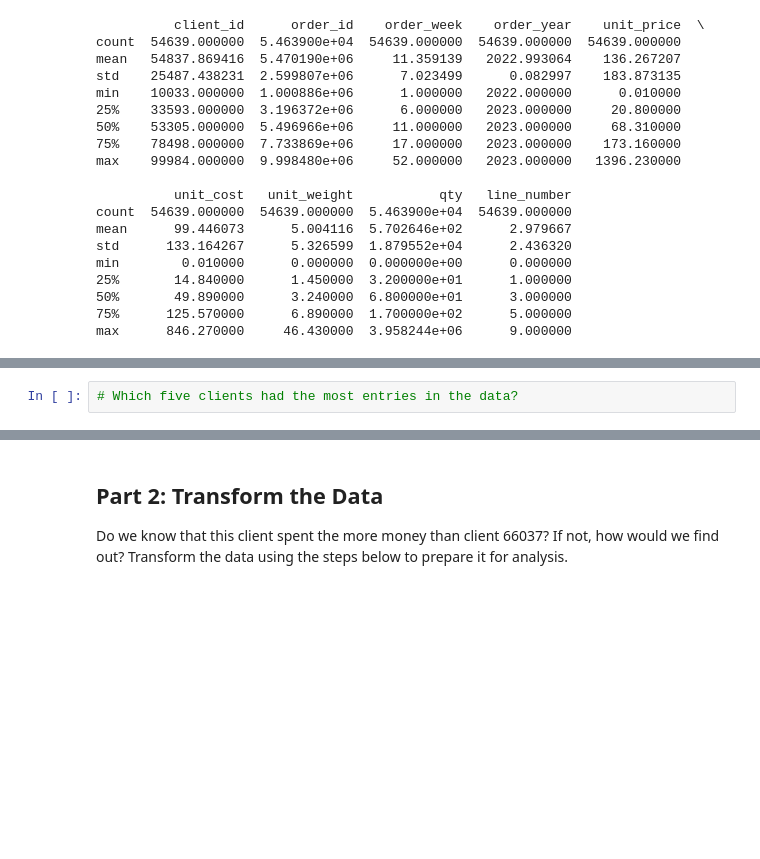
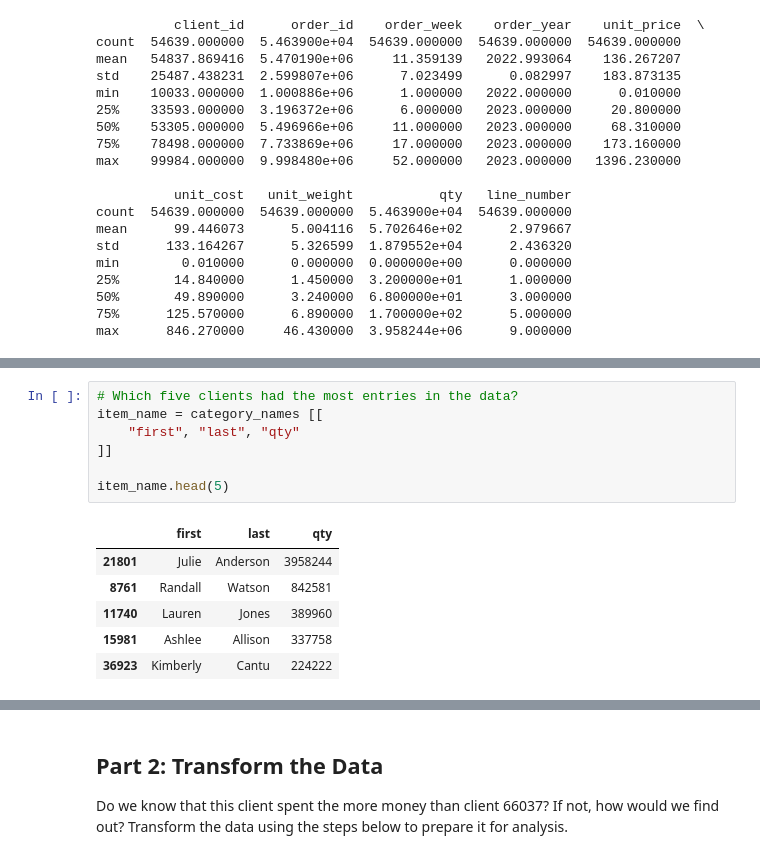
Before and after one commit to knox135/pandas-challenge-1, a Jupyter notebook: module_4_challenge.ipynb, the cells around one changed output, grey strips where cells are left out. Cells and saved outputs as stored; diff of their text form; blank space fills up the shorter version.

```diff
--- a/module_4_challenge.ipynb
+++ b/module_4_challenge.ipynb
@@ -97,4 +97,16 @@ item_subcategories.sort_values(by=["qty"], ascending=False).drop_duplicates(subs
 # %%
 # Which five clients had the most entries in the data?
+item_name = category_names [[
+    "first", "last", "qty"
+]]
+
+item_name.head(5)
+# %% [output]
+|  | first | last | qty |
+| 21801 | Julie | Anderson | 3958244 |
+| 8761 | Randall | Watson | 842581 |
+| 11740 | Lauren | Jones | 389960 |
+| 15981 | Ashlee | Allison | 337758 |
+| 36923 | Kimberly | Cantu | 224222 |
 # %%
 # Store the client ids of those top 5 clients in a list.
```
Also changed, not shown: parts of 5 cells of this notebook.
